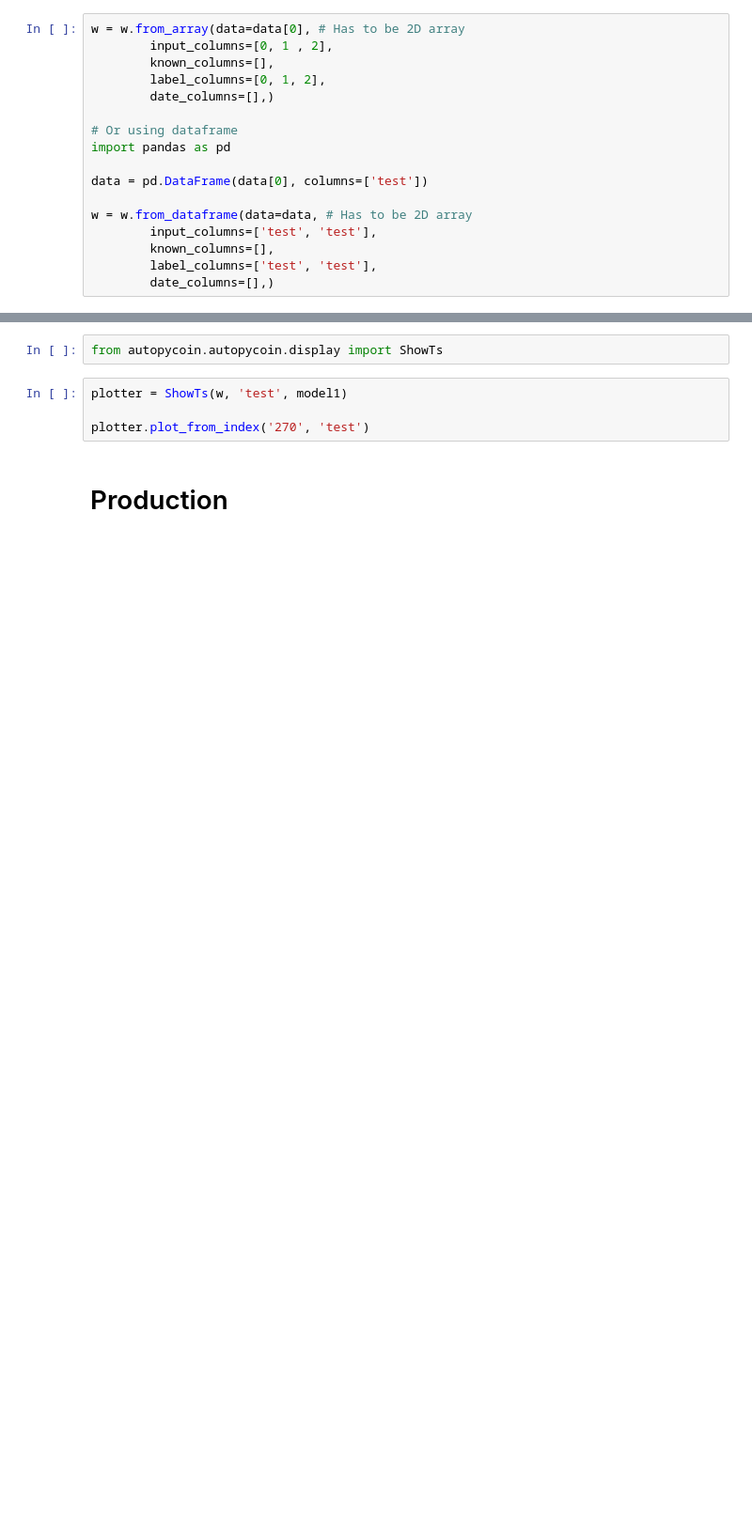
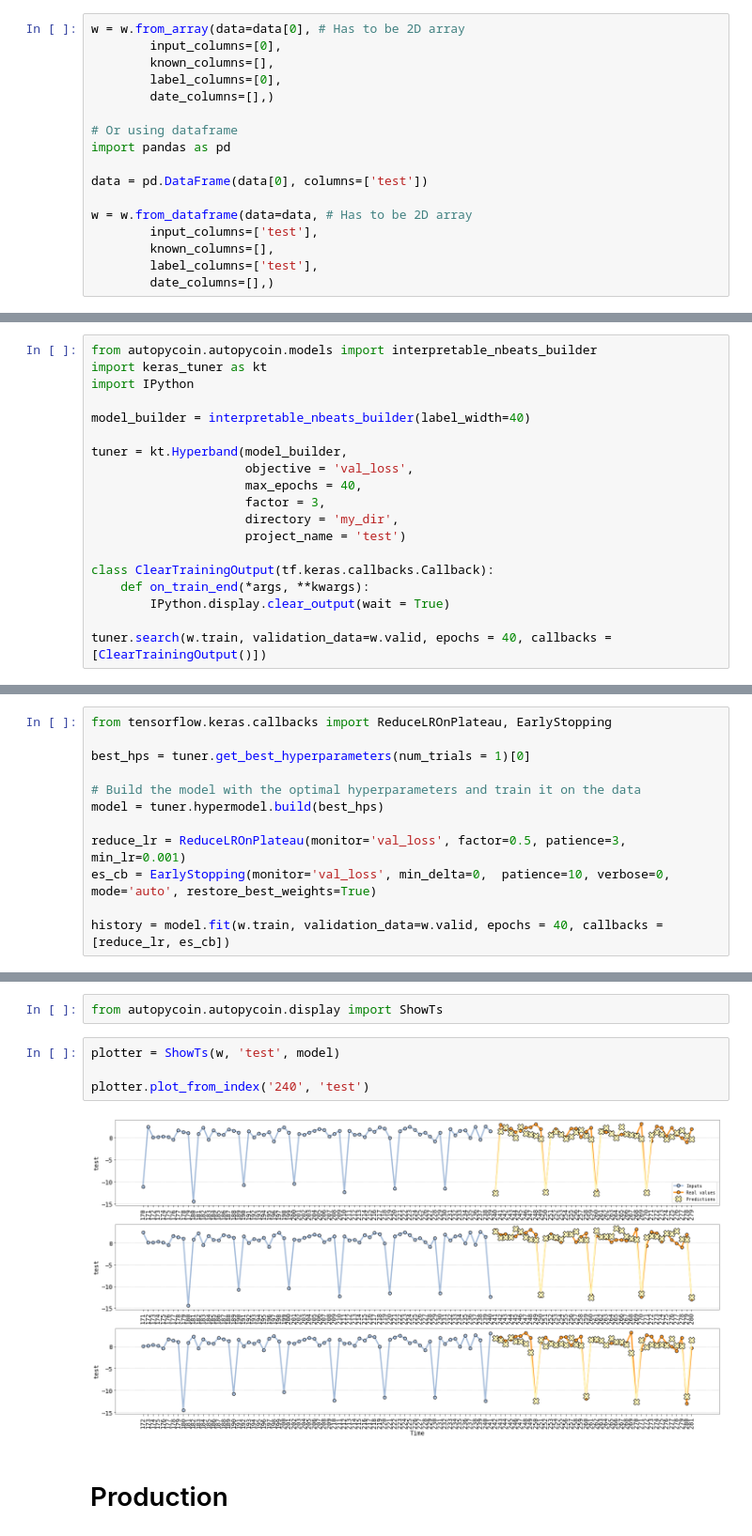
Before and after one commit to AutocoinLab/autopycoin, a Jupyter notebook: examples/get_started.ipynb, the cells around one changed output, grey strips where cells are left out. Shown at 94% size. Saved outputs shown, nothing was run; the diff lists cells and outputs as text; blank space fills up the shorter version.

Commit message:
tuner for interpretable nbeats

```diff
--- a/examples/get_started.ipynb
+++ b/examples/get_started.ipynb
@@ -66,9 +64,9 @@ w = WindowGenerator(
 We can't use it now as it needs to be initialized by an array, tensor or a dataframe
 # %%
 w = w.from_array(data=data[0], # Has to be 2D array
-        input_columns=[0, 1 , 2],
+        input_columns=[0],
         known_columns=[],
-        label_columns=[0, 1, 2],
+        label_columns=[0],
         date_columns=[],)
 
 # Or using dataframe
@@ -77,7 +75,7 @@ import pandas as pd
 data = pd.DataFrame(data[0], columns=['test'])
 
 w = w.from_dataframe(data=data, # Has to be 2D array
-        input_columns=['test', 'test'],
+        input_columns=['test'],
         known_columns=[],
-        label_columns=['test', 'test'],
+        label_columns=['test'],
         date_columns=[],)
@@ -143,0 +145,19 @@ Epoch 40/40
+# %%
+from autopycoin.autopycoin.models import interpretable_nbeats_builder
+import keras_tuner as kt
+import IPython
+
+model_builder = interpretable_nbeats_builder(label_width=40)
+
+tuner = kt.Hyperband(model_builder,
+                     objective = 'val_loss',
+                     max_epochs = 40,
+                     factor = 3,
+                     directory = 'my_dir',
+                     project_name = 'test')
+
+class ClearTrainingOutput(tf.keras.callbacks.Callback):
+    def on_train_end(*args, **kwargs):
+        IPython.display.clear_output(wait = True)
+
+tuner.search(w.train, validation_data=w.valid, epochs = 40, callbacks = [ClearTrainingOutput()])
@@ -143,0 +168,12 @@ Epoch 40/40
+# %%
+from tensorflow.keras.callbacks import ReduceLROnPlateau, EarlyStopping
+
+best_hps = tuner.get_best_hyperparameters(num_trials = 1)[0]
+
+# Build the model with the optimal hyperparameters and train it on the data
+model = tuner.hypermodel.build(best_hps)
+
+reduce_lr = ReduceLROnPlateau(monitor='val_loss', factor=0.5, patience=3, min_lr=0.001)
+es_cb = EarlyStopping(monitor='val_loss', min_delta=0,  patience=10, verbose=0, mode='auto', restore_best_weights=True)
+
+history = model.fit(w.train, validation_data=w.valid, epochs = 40, callbacks = [reduce_lr, es_cb])
@@ -175,9 +234,11 @@ Let plot some previsions
 # %%
 from autopycoin.autopycoin.display import ShowTs
 # %%
-plotter = ShowTs(w, 'test', model1)
+plotter = ShowTs(w, 'test', model)
 
-plotter.plot_from_index('270', 'test')
+plotter.plot_from_index('240', 'test')
+# %% [output]
+[figure, added]
 # %% [markdown]
 # Production
 # %%
```
Also changed, not shown: parts of 11 cells of this notebook, 5 other files.
